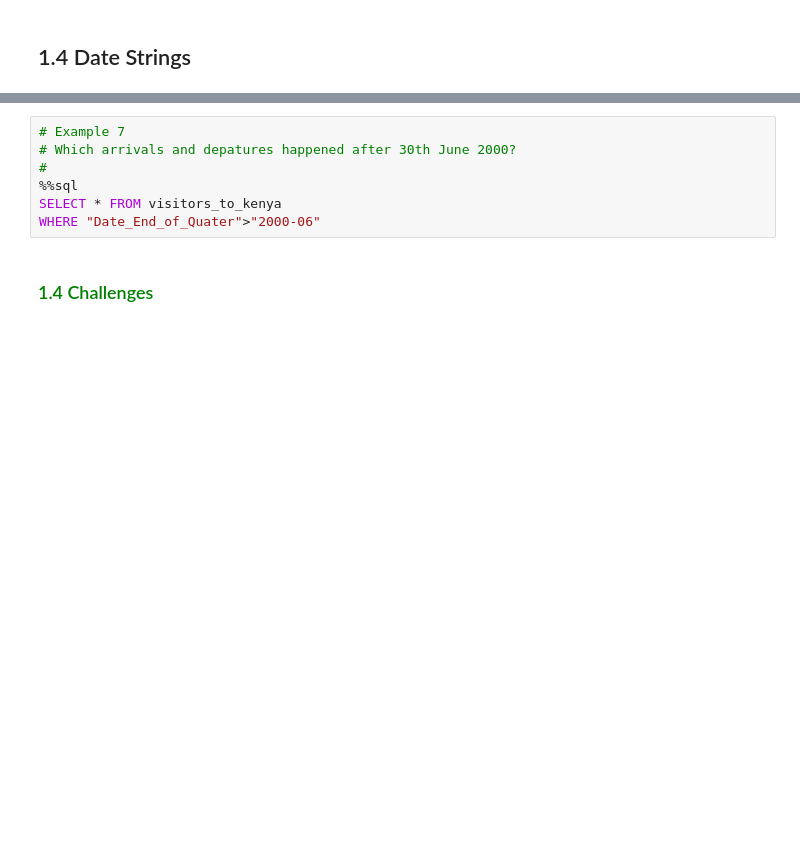
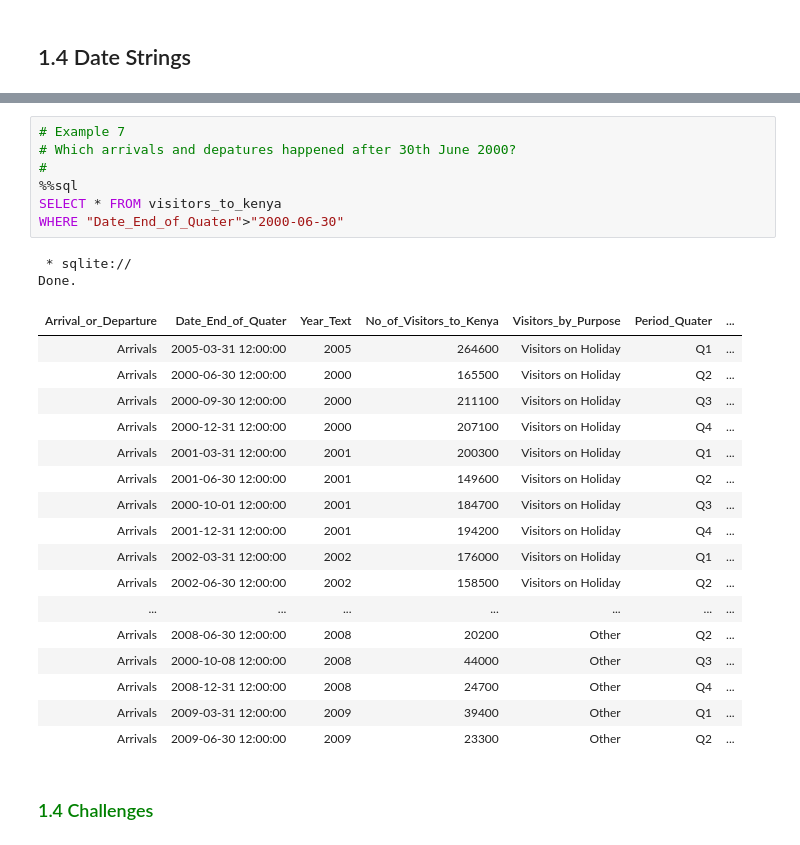
Before and after one commit to kahuroA/SQL-PRACTICE, a Jupyter notebook: Copy_of_SQL_Programming_Text,_Time_and_Date_Strings.ipynb, the cells around one changed output, grey strips where cells are left out. Saved outputs shown, nothing was run; the diff lists cells and outputs as text; blank space fills up the shorter version.

```diff
--- a/Copy_of_SQL_Programming_Text,_Time_and_Date_Strings.ipynb
+++ b/Copy_of_SQL_Programming_Text,_Time_and_Date_Strings.ipynb
@@ -301,10 +524,30 @@ WHERE "Date_End_of_Quater" < '1991-30-10';
 # %%
 # Example 7
 # Which arrivals and depatures happened after 30th June 2000?
 #
 %%sql
 SELECT * FROM visitors_to_kenya
-WHERE "Date_End_of_Quater">"2000-06"
+WHERE "Date_End_of_Quater">"2000-06-30"
+# %% [output]
+ * sqlite://
+Done.
+| Arrival_or_Departure | Date_End_of_Quater | Year_Text | No_of_Visitors_to_Kenya | Visitors_by_Purpose | Period_Quater | ... |
+| Arrivals | 2005-03-31 12:00:00 | 2005 | 264600 | Visitors on Holiday | Q1 | ... |
+| Arrivals | 2000-06-30 12:00:00 | 2000 | 165500 | Visitors on Holiday | Q2 | ... |
+| Arrivals | 2000-09-30 12:00:00 | 2000 | 211100 | Visitors on Holiday | Q3 | ... |
+| Arrivals | 2000-12-31 12:00:00 | 2000 | 207100 | Visitors on Holiday | Q4 | ... |
+| Arrivals | 2001-03-31 12:00:00 | 2001 | 200300 | Visitors on Holiday | Q1 | ... |
+| Arrivals | 2001-06-30 12:00:00 | 2001 | 149600 | Visitors on Holiday | Q2 | ... |
+| Arrivals | 2000-10-01 12:00:00 | 2001 | 184700 | Visitors on Holiday | Q3 | ... |
+| Arrivals | 2001-12-31 12:00:00 | 2001 | 194200 | Visitors on Holiday | Q4 | ... |
+| Arrivals | 2002-03-31 12:00:00 | 2002 | 176000 | Visitors on Holiday | Q1 | ... |
+| Arrivals | 2002-06-30 12:00:00 | 2002 | 158500 | Visitors on Holiday | Q2 | ... |
+| ... | ... | ... | ... | ... | ... | ... |
+| Arrivals | 2008-06-30 12:00:00 | 2008 | 20200 | Other | Q2 | ... |
+| Arrivals | 2000-10-08 12:00:00 | 2008 | 44000 | Other | Q3 | ... |
+| Arrivals | 2008-12-31 12:00:00 | 2008 | 24700 | Other | Q4 | ... |
+| Arrivals | 2009-03-31 12:00:00 | 2009 | 39400 | Other | Q1 | ... |
+| Arrivals | 2009-06-30 12:00:00 | 2009 | 23300 | Other | Q2 | ... |
 # %% [markdown]
 ### <font color="green">1.4 Challenges</font>
 # %%
```
Also changed, not shown: parts of 29 cells of this notebook.
